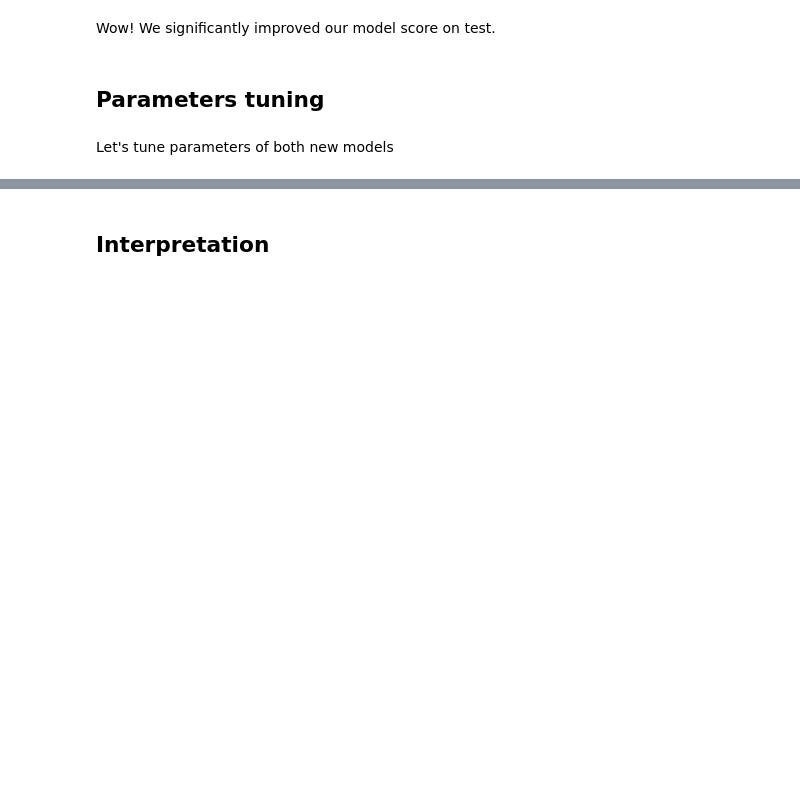
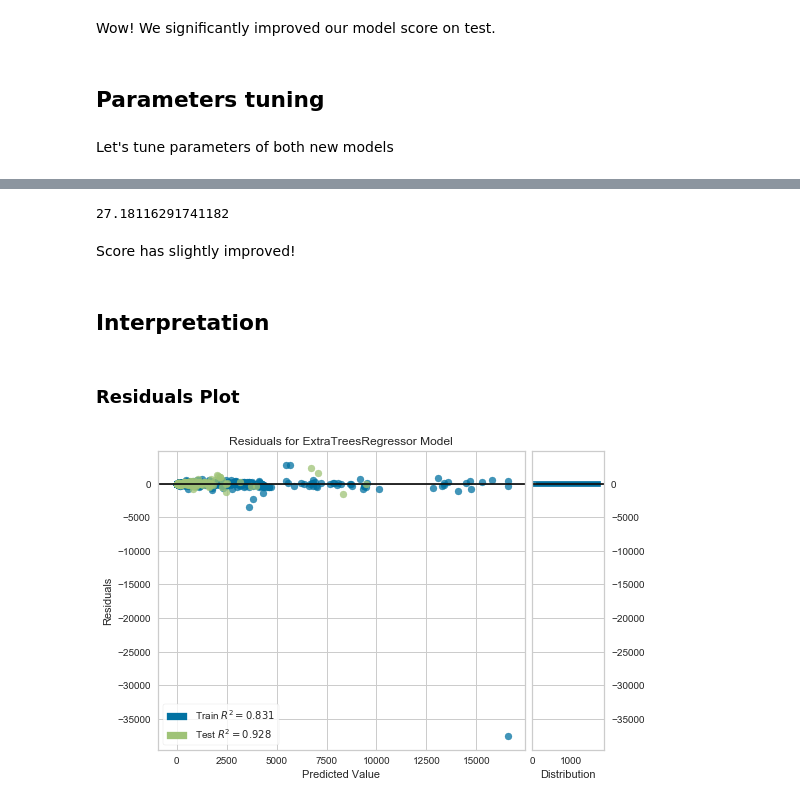
Before and after one commit to DChulok/Reporting-forecasting, a Jupyter notebook: Further improvement.ipynb, the cells around one changed output, grey strips where cells are left out. Drawn from its saved outputs; the diff is of its cells as text; code cells hidden in the pictures; blank space fills up the shorter version.

Commit message:
Pycaret interpretation

```diff
--- a/Further improvement.ipynb
+++ b/Further improvement.ipynb
@@ -248,6 +251,9 @@ X_train[ext_features]
 | 2020-03-31 | -0.217645 | 193.1 | 0.65 | 0.65 | 0.65 | 46.78 | 97.8746 | 0.65 | 192.6574 | 81.1 | 309.089996 |
 | 2020-06-30 | 0.547205 | 191.2 | 0.08 | 0.08 | 0.08 | 35.49 | 91.7523 | 0.08 | 162.5163 | 87.5 | 305.549988 |
 1816 rows × 11 columns
+# %%
+X_train.company = X_train.company.astype('category')
+X_test.company = X_test.company.astype('category')
 # %%
 xgb_params = {'reg_lambda': 2,
  'reg_alpha': 0,
@@ -378,0 +378,25 @@ Let's tune parameters of both new models
+# %%
+for i, t in enumerate(target):
+    # initialize setup from pycaret.regression
+    s = setup(data_train.reset_index(drop=True),
+              target = t, train_size = 0.95,
+              data_split_shuffle = False, fold_strategy = 'timeseries', fold=3,
+              normalize=True,
+              ignore_features = [target[(i+1)%2]],
+              numeric_features = list(num_features),
+              categorical_features = ['company'],
+              silent = True, verbose = False, session_id = 123)
+
+    model = create_model(models[i])
+    tuned_model = tune_model(model, n_iter = 50, optimize='RMSE', choose_better=True)
+
+    # capture the compare result grid and store best model in list
+    p = pull().iloc[0:1]
+    p['time_series'] = str(i)
+    tuned_results.append(p)
+
+    # attach final model to a dictionary
+    tuned_models[i] = tuned_model
+
+    # save transformation pipeline and model as pickle file
+    #save_model(f, model_name='trained_models/' + str(i), verbose=False)
@@ -379,2 +427,29 @@ Let's tune parameters of both new models
+# %%
+smape(preds, y_test)
+# %% [output]
+27.18116291741182
+# %% [markdown]
+Score has slightly improved!
 # %% [markdown]
 ## Interpretation
+# %%
+data_test = pd.concat([X_test, y_test], axis=1)
+# %% [markdown]
+### Residuals Plot
+# %%
+s = setup(data_train.reset_index(drop=True),
+          target = t,
+          test_data=data_test.reset_index(drop=True),
+          data_split_shuffle = False,
+          normalize=True,
+          ignore_features = [target[(i+1)%2]],
+          numeric_features = list(num_features),
+          categorical_features = ['company'],
+          silent = True, verbose = False, session_id = 123)
+
+model = create_model(tuned_models[0])
+# plot model
+plot_model(model, plot = 'residuals')
+plt.show()
+# %% [output]
+[figure, added]
```
Also changed, not shown: parts of 16 cells of this notebook.
